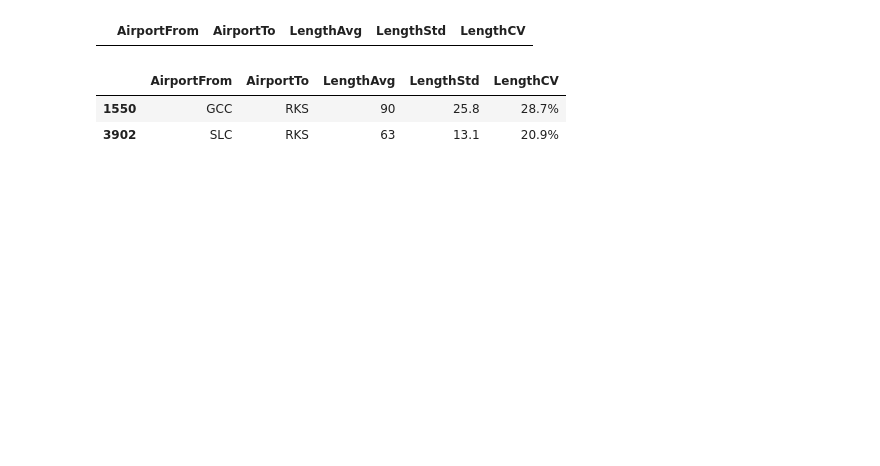
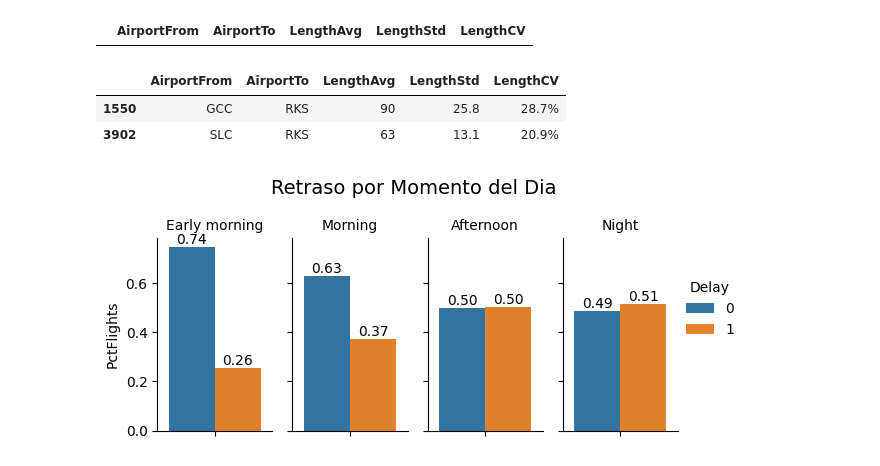
Before and after one commit to Sts87/FlightOnTime, a Jupyter notebook: FlightOnTime-Analisis.ipynb, the cells around one changed output. Saved outputs shown, nothing was run; the diff lists cells and outputs as text; code cells hidden in the pictures; blank space fills up the shorter version.

Commit message:
Analisis de Retraso por duracion y Retraso por Hora de vuelo

```diff
--- a/FlightOnTime-Analisis.ipynb
+++ b/FlightOnTime-Analisis.ipynb
@@ -132,18 +132,22 @@ df_delay
 ### NUEVAS VARIABLES
 # %%
 # Nuevas variables candidatas:
-# Hour: Hora en decimal
-df['Hour'] = df['Time']/60
+# DateHour (hh:mm)
+df['DateHour'] = df['Time'].apply(lambda x: str(x // 60).zfill(2) + ":" + str(x % 60).zfill(2))
+df['DateHour'] = pd.to_datetime(df['DateHour'], format="%H:%M")
+
+# Hour (decimal)
+df['Hour'] = df['Time'] / 60
 
 # Time of day: Momento del dia de la salida del vuelo
-clases = [0, 360, 720, 1080, 1440]
-labels = ['Early morning', 'Morning', 'Afternoon', 'Night']
-df['TimeDay'] = pd.cut(x=df['Time'], bins=clases, labels=labels, include_lowest=True)
+clases_time = [0, 360, 720, 1080, 1440]
+labels_time = ['Early morning', 'Morning', 'Afternoon', 'Night']
+df['TimeDay'] = pd.cut(x=df['Time'], bins=clases_time, labels=labels_time, include_lowest=True)
 
 # Duration
-clases = [0, 90, 180, 960]
-labels = ['Short', 'Medium', 'Long']
-df['Duration'] = pd.cut(x=df['Length'], bins=clases, labels=labels, include_lowest=True)
+clases_length = [0, 90, 180, 960]
+labels_length = ['Short', 'Medium', 'Long']
+df['Duration'] = pd.cut(x=df['Length'], bins=clases_length, labels=labels_length, include_lowest=True)
 # %% [markdown]
 ### ANALISIS DESCRIPTIVO
 # %%
@@ -265,3 +245,27 @@ df2[df2['LengthCV'] > 0.2].style.format({'LengthAvg': '{:,.0f}', 'LengthStd': '{
 |  | AirportFrom | AirportTo | LengthAvg | LengthStd | LengthCV |
 | 1550 | GCC | RKS | 90 | 25.8 | 28.7% |
 | 3902 | SLC | RKS | 63 | 13.1 | 20.9% |
+# %%
+# Retraso por Momento del dia:
+# -Los retrasos tienen una alta proporcion (~50%) en la tarde y noche
+df2 = df.groupby(['TimeDay', 'Delay'], observed=True)['Delay'].count().reset_index(name='NumFlights')
+df2['PctFlights'] = df2.groupby('TimeDay', observed=True)['NumFlights'].transform(lambda x: x / x.sum())
+
+g = sns.catplot(
+       data=df2, hue="Delay", y="PctFlights", col="TimeDay",
+       kind="bar", height=2.5, aspect=.6
+    )
+
+for ax in g.axes.flat:
+    for container in ax.containers:
+        ax.bar_label(container, fmt='%.2f', label_type='edge')
+
+
+g.set_titles(col_template="{col_name}", fontdict={'fontsize': 11})
+g.fig.suptitle("Retraso por Momento del Dia", y=1.1, fontsize=14)
+
+plt.show()
+# plt.savefig("distribucion_delay_momento_dia.png", bbox_inches='tight', dpi=300)
+# plt.close()
+# %% [output]
+[figure, added]
```
Also changed, not shown: parts of 7 cells of this notebook.
